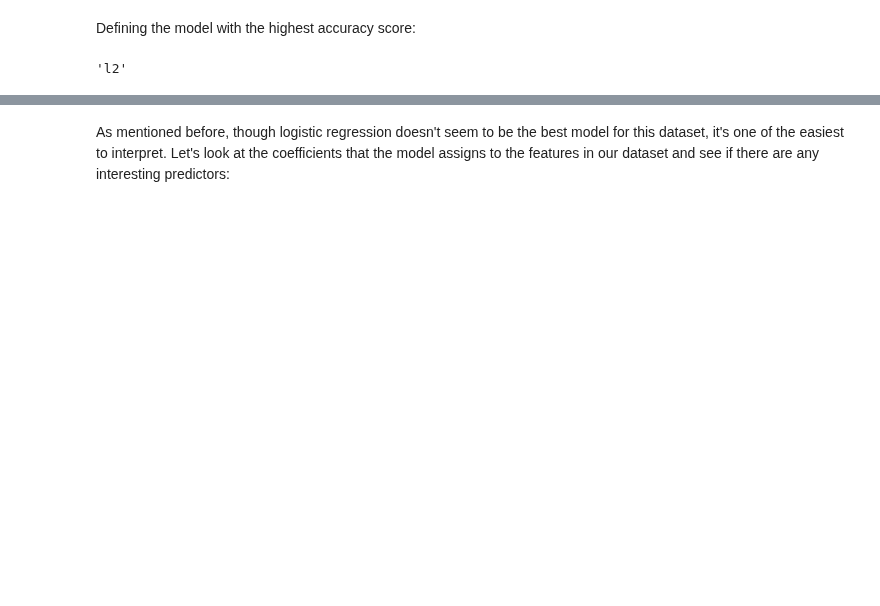
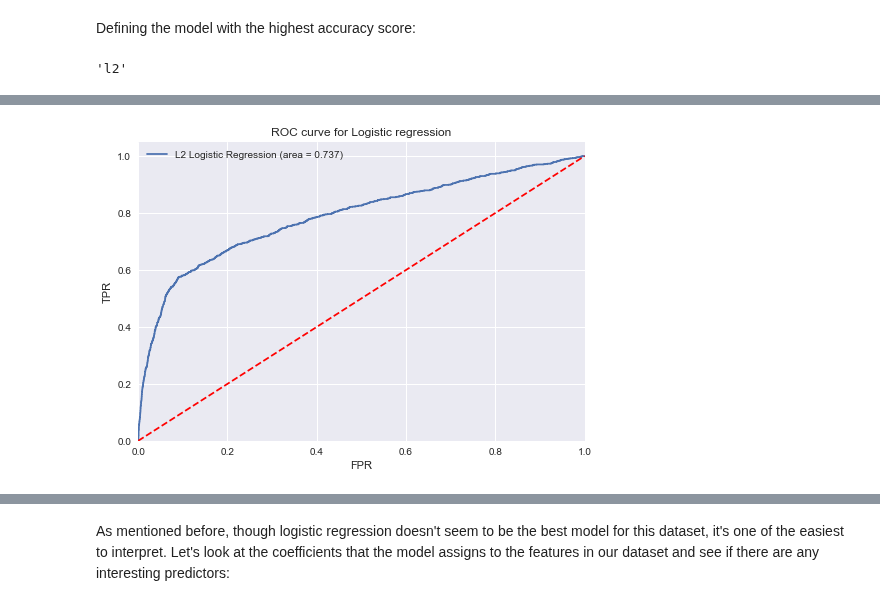
Before and after one commit to mamnunam/Springboard_Data_Science_track, a Jupyter notebook: Capstone_1/Capstone_project_1.ipynb, the cells around one changed output, grey strips where cells are left out. Saved outputs shown, nothing was run; the diff lists cells and outputs as text; code cells hidden in the pictures; blank space fills up the shorter version.

```diff
--- a/Capstone_1/Capstone_project_1.ipynb
+++ b/Capstone_1/Capstone_project_1.ipynb
@@ -639,11 +639,11 @@ y = df_cleaned1.y
 #Setting up pipelines with a StandardScaler function to normalize the variables
 pipelines = {
     'l1' : make_pipeline(StandardScaler(),
-                         LogisticRegression(penalty='l1' , random_state=42)),
+                         LogisticRegression(penalty='l1' , random_state=42, class_weight='balanced')),
     'l2' : make_pipeline(StandardScaler(),
-                         LogisticRegression(penalty='l2' , random_state=42)),
+                         LogisticRegression(penalty='l2' , random_state=42, class_weight='balanced')),
     #Setting the penalty for simple Logistic Regression as L2 to minimize the fitting time
-    'logreg' : make_pipeline(StandardScaler(), LogisticRegression(penalty='l2', random_state=42))
+    'logreg' : make_pipeline(StandardScaler(), LogisticRegression(penalty='l2', random_state=42, class_weight='balanced'))
 }
 
 #Setting up a very large hyperparameter C for the non-penalized Logistic Regression (to cancel the regularization)
@@ -737,0 +764,16 @@ Next, let's apply the feature ranking with recursive feature elimination to iden
+# %%
+#Obtaining the ROC score
+roc_auc = roc_auc_score(y_test, fitted_logreg_models['l2'].predict(X_test))
+#Obtaining false and true positives & thresholds
+fpr, tpr, thresholds = roc_curve(y_test, fitted_logreg_models['l2'].predict_proba(X_test)[:,1])
+plt.plot(fpr, tpr, label='L2 Logistic Regression (area = %0.03f)' % roc_auc)
+plt.plot([0, 1], [0, 1],'r--')
+plt.xlim([0.0, 1.0])
+plt.ylim([0.0, 1.05])
+plt.xlabel('FPR')
+plt.ylabel('TPR')
+plt.title('ROC curve for Logistic regression')
+plt.legend(loc="upper left")
+plt.show()
+# %% [output]
+[figure, added]
```
Also changed, not shown: parts of 74 cells of this notebook.
